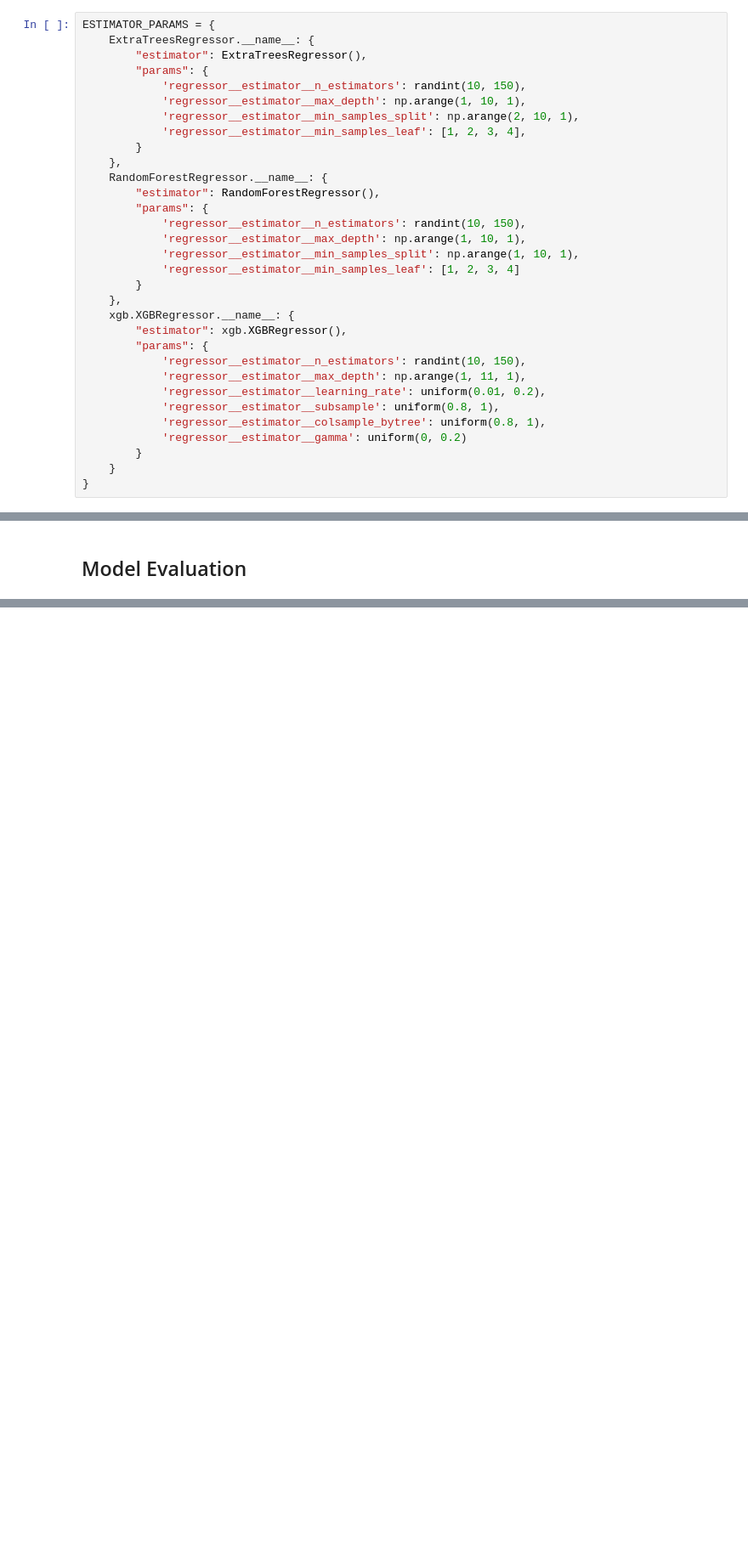
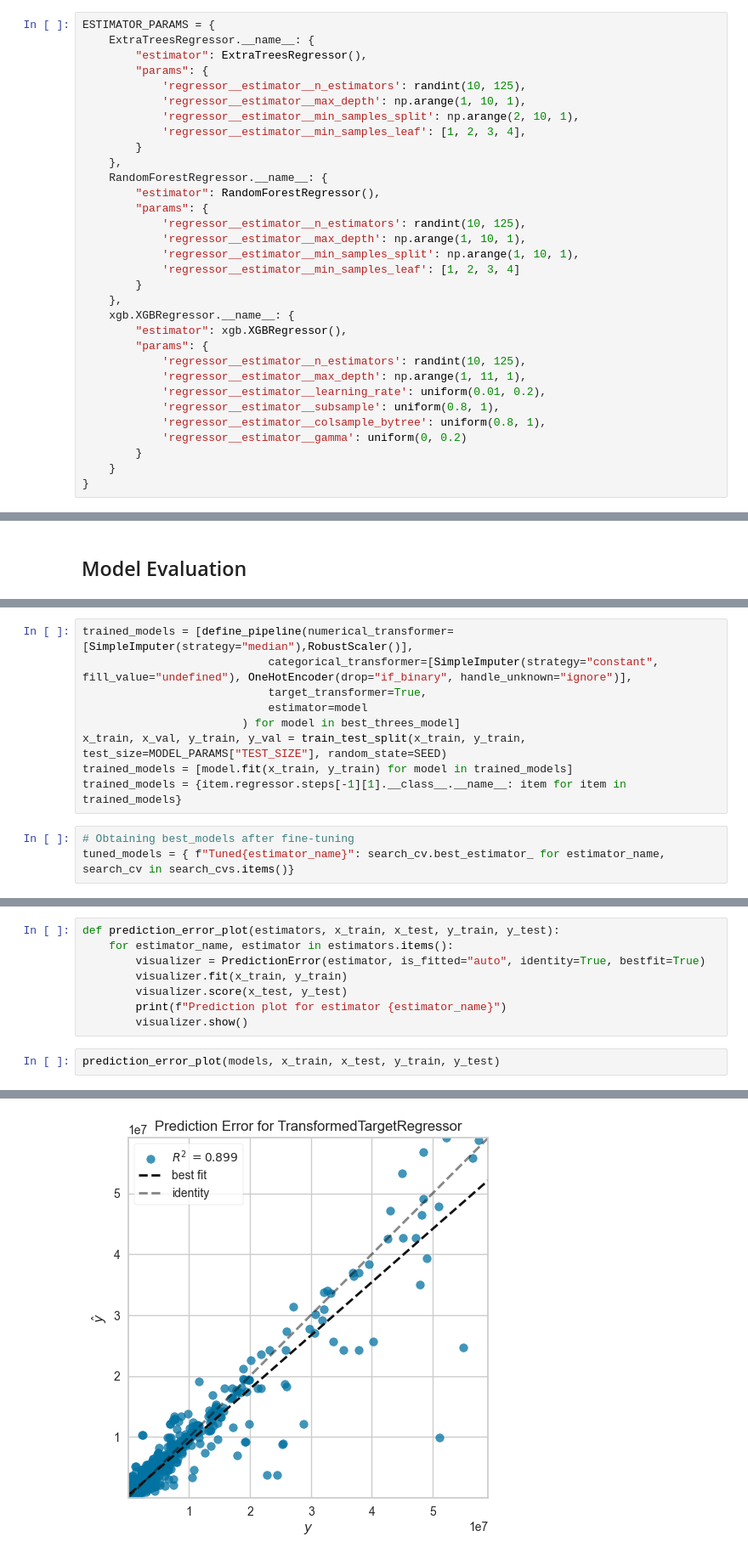
Before and after one commit to M888-kdm/Building-Energy-Prediction, a Jupyter notebook: notebooks/main.ipynb, the cells around one changed output, grey strips where cells are left out. Shown: that part at 85% size. Saved outputs shown, nothing was run; the diff lists cells and outputs as text; blank space fills up the shorter version.

```diff
--- a/notebooks/main.ipynb
+++ b/notebooks/main.ipynb
@@ -585,7 +521,7 @@ ESTIMATOR_PARAMS = {
     ExtraTreesRegressor.__name__: {
         "estimator": ExtraTreesRegressor(),
         "params": {
-            'regressor__estimator__n_estimators': randint(10, 150),
+            'regressor__estimator__n_estimators': randint(10, 125),
             'regressor__estimator__max_depth': np.arange(1, 10, 1),
             'regressor__estimator__min_samples_split': np.arange(2, 10, 1),
             'regressor__estimator__min_samples_leaf': [1, 2, 3, 4],
@@ -594,7 +530,7 @@ ESTIMATOR_PARAMS = {
     RandomForestRegressor.__name__: {
         "estimator": RandomForestRegressor(),
         "params": {
-            'regressor__estimator__n_estimators': randint(10, 150),
+            'regressor__estimator__n_estimators': randint(10, 125),
             'regressor__estimator__max_depth': np.arange(1, 10, 1),
             'regressor__estimator__min_samples_split': np.arange(1, 10, 1),
             'regressor__estimator__min_samples_leaf': [1, 2, 3, 4]
@@ -603,7 +539,7 @@ ESTIMATOR_PARAMS = {
     xgb.XGBRegressor.__name__: {
         "estimator": xgb.XGBRegressor(),
         "params": {
-            'regressor__estimator__n_estimators': randint(10, 150),
+            'regressor__estimator__n_estimators': randint(10, 125),
             'regressor__estimator__max_depth': np.arange(1, 11, 1),
             'regressor__estimator__learning_rate': uniform(0.01, 0.2),
             'regressor__estimator__subsample': uniform(0.8, 1),
@@ -673,0 +638,12 @@ mlflow.end_run()
+# %%
+trained_models = [define_pipeline(numerical_transformer=[SimpleImputer(strategy="median"),RobustScaler()],
+                            categorical_transformer=[SimpleImputer(strategy="constant", fill_value="undefined"), OneHotEncoder(drop="if_binary", handle_unknown="ignore")],
+                            target_transformer=True,
+                            estimator=model
+                        ) for model in best_threes_model]
+x_train, x_val, y_train, y_val = train_test_split(x_train, y_train, test_size=MODEL_PARAMS["TEST_SIZE"], random_state=SEED)
+trained_models = [model.fit(x_train, y_train) for model in trained_models]
+trained_models = {item.regressor.steps[-1][1].__class__.__name__: item for item in trained_models}
+# %%
+# Obtaining best_models after fine-tuning
+tuned_models = { f"Tuned{estimator_name}": search_cv.best_estimator_ for estimator_name, search_cv in search_cvs.items()}
@@ -673,0 +696,11 @@ mlflow.end_run()
+# %%
+def prediction_error_plot(estimators, x_train, x_test, y_train, y_test):
+    for estimator_name, estimator in estimators.items():
+        visualizer = PredictionError(estimator, is_fitted="auto", identity=True, bestfit=True)
+        visualizer.fit(x_train, y_train)
+        visualizer.score(x_test, y_test)
+        print(f"Prediction plot for estimator {estimator_name}")
+        visualizer.show()
+# %%
+prediction_error_plot(models, x_train, x_test, y_train, y_test)
+# %% [output]
@@ -673,0 +708 @@ mlflow.end_run()
+[figure, added]
```
Also changed, not shown: parts of 13 cells of this notebook.
